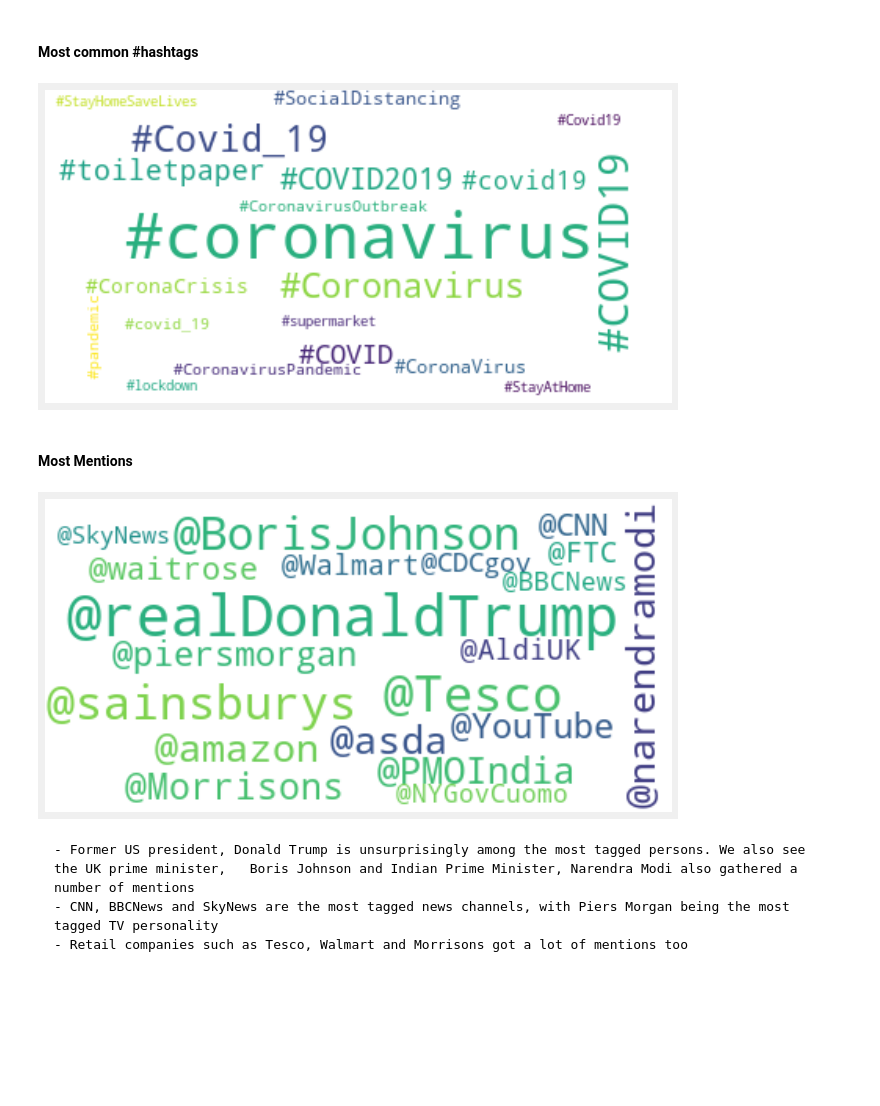
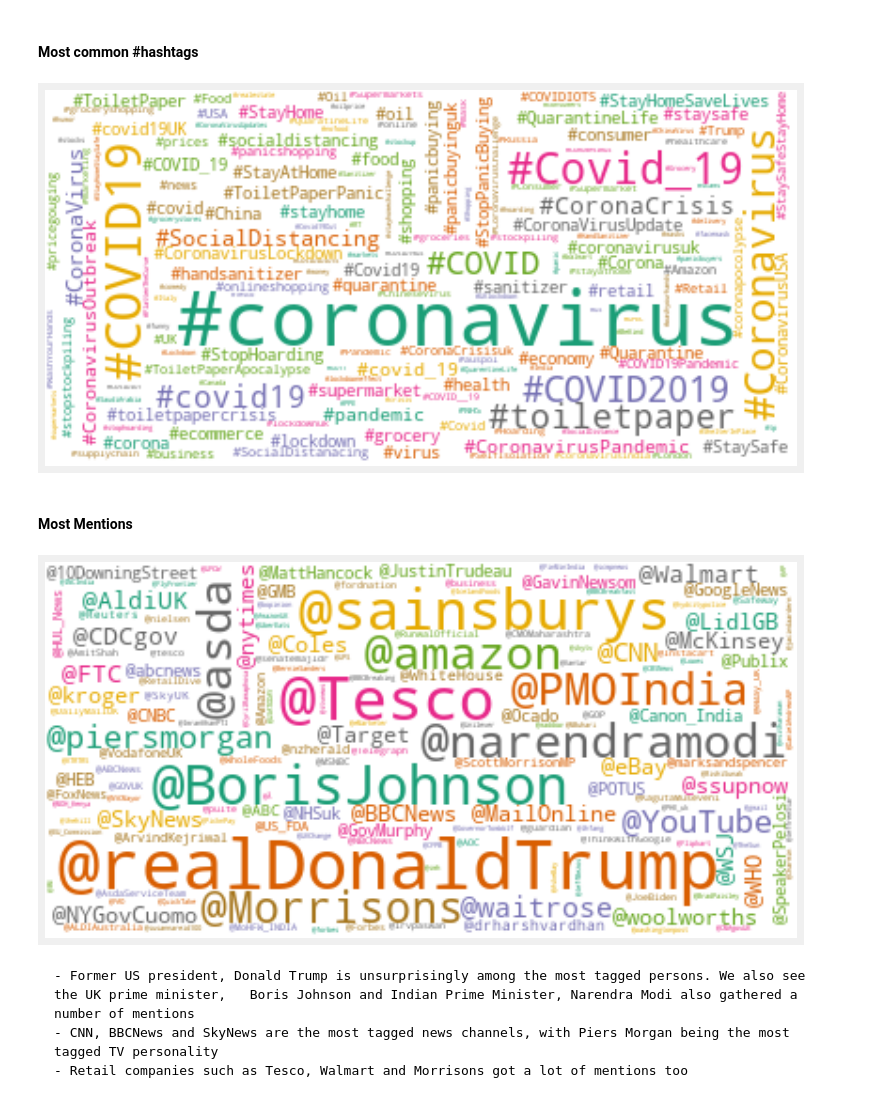
Before and after one commit to aayomide/iqube_covid19_nlp, a Jupyter notebook: iqube_covid19_nlp.ipynb, the cells around one changed output. Drawn from its saved outputs; the diff is of its cells as text; code cells hidden in the pictures; blank space fills up the shorter version.

```diff
--- a/iqube_covid19_nlp.ipynb
+++ b/iqube_covid19_nlp.ipynb
@@ -40,8 +54,8 @@ pd.options.display.max_rows = 300
 ## Understanding the Data
 # %%
 # load the datasets
-train = pd.read_csv("Corona_NLP_train.csv", encoding="latin-1")
-test = pd.read_csv("Corona_NLP_test.csv")
+train = pd.read_csv("../input/covid-19-nlp-text-classification/Corona_NLP_train.csv", encoding="latin-1")
+test = pd.read_csv("../input/covid-19-nlp-text-classification/Corona_NLP_test.csv")
 # %%
 train.head()
 # %% [output]
@@ -315,29 +329,30 @@ from PIL import Image
 # %%
 def create_wordCloud(pattern):
     """create word cloud visualization
 
     arguments:
         pattern (str): regex pattern to extract certain text from the data
     """
-    data = train["OriginalTweet"].str.extractall(pattern)[0].value_counts()[:20]
+    data = train["OriginalTweet"].str.extractall(pattern)[0].value_counts()
 
     data.index = data.index.map(str)                                                       # convert data index to string
-    data_wc = WordCloud(background_color='white').generate_from_frequencies(data)          # generate word cloud
+    data_wc = WordCloud(max_words = 500, colormap='Dark2_r',
+                        background_color='white').generate_from_frequencies(data)          # generate word cloud
 
     # display the cloud
     fig = plt.figure()
-    fig.set_figwidth(10) # set width
-    fig.set_figheight(10) # set height
+    fig.set_figwidth(12) # set width
+    fig.set_figheight(12) # set height
 
     plt.imshow(data_wc, interpolation="bilinear")
     plt.axis("off")
     plt.show()
 
 # create word cloud of the most frequently used hashtags
 hashtag = r"(#\w+)"
 create_wordCloud(hashtag)
 # %% [output]
-[figure, old version]
+[figure, new version]
 # %% [markdown]
 #### Most Mentions
 # %%
@@ -345,7 +360,7 @@ create_wordCloud(hashtag)
 mentions = r"(@\w+)"
 create_wordCloud(mentions)
 # %% [output]
-[figure, old version]
+[figure, new version]
 # %% [markdown]
     - Former US president, Donald Trump is unsurprisingly among the most tagged persons. We also see the UK prime minister,   Boris Johnson and Indian Prime Minister, Narendra Modi also gathered a number of mentions
     - CNN, BBCNews and SkyNews are the most tagged news channels, with Piers Morgan being the most tagged TV personality
```
Also changed, not shown: parts of 12 cells of this notebook.
